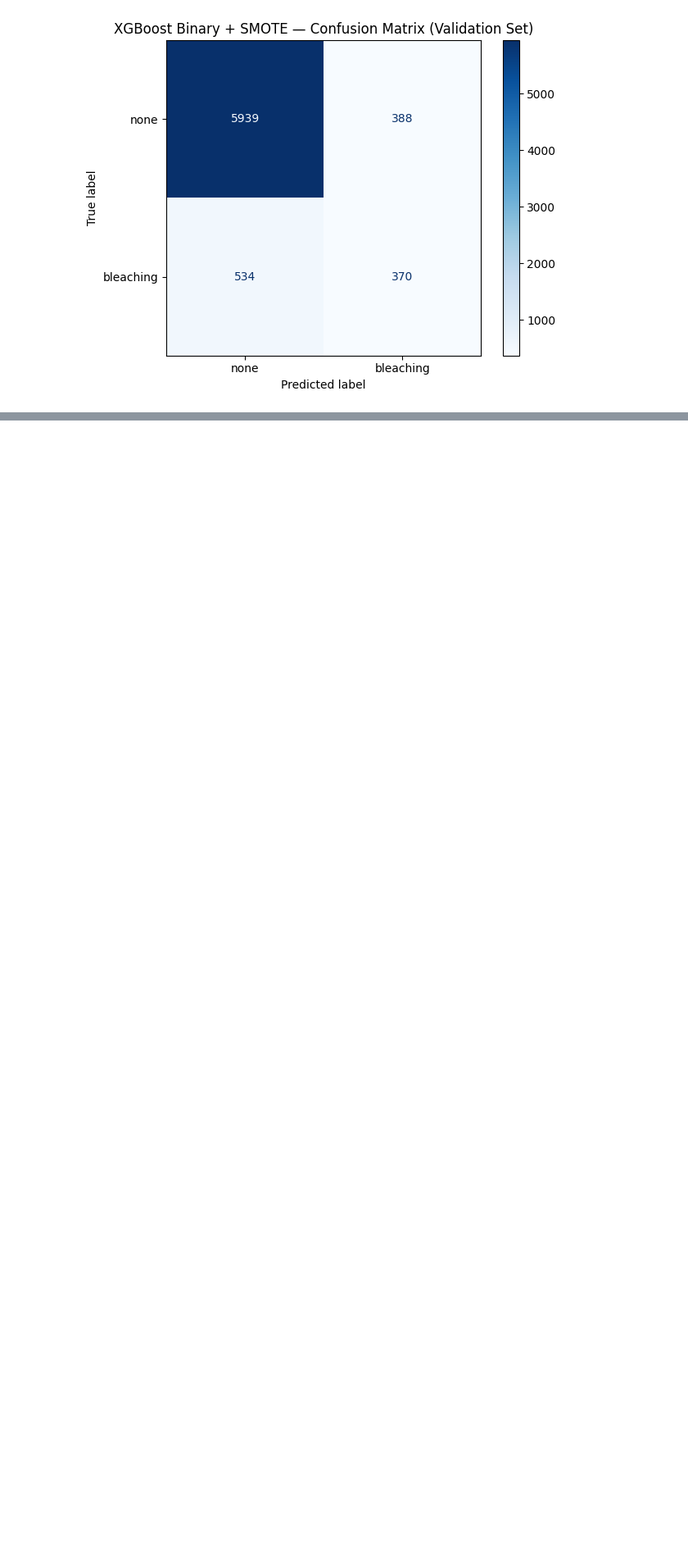
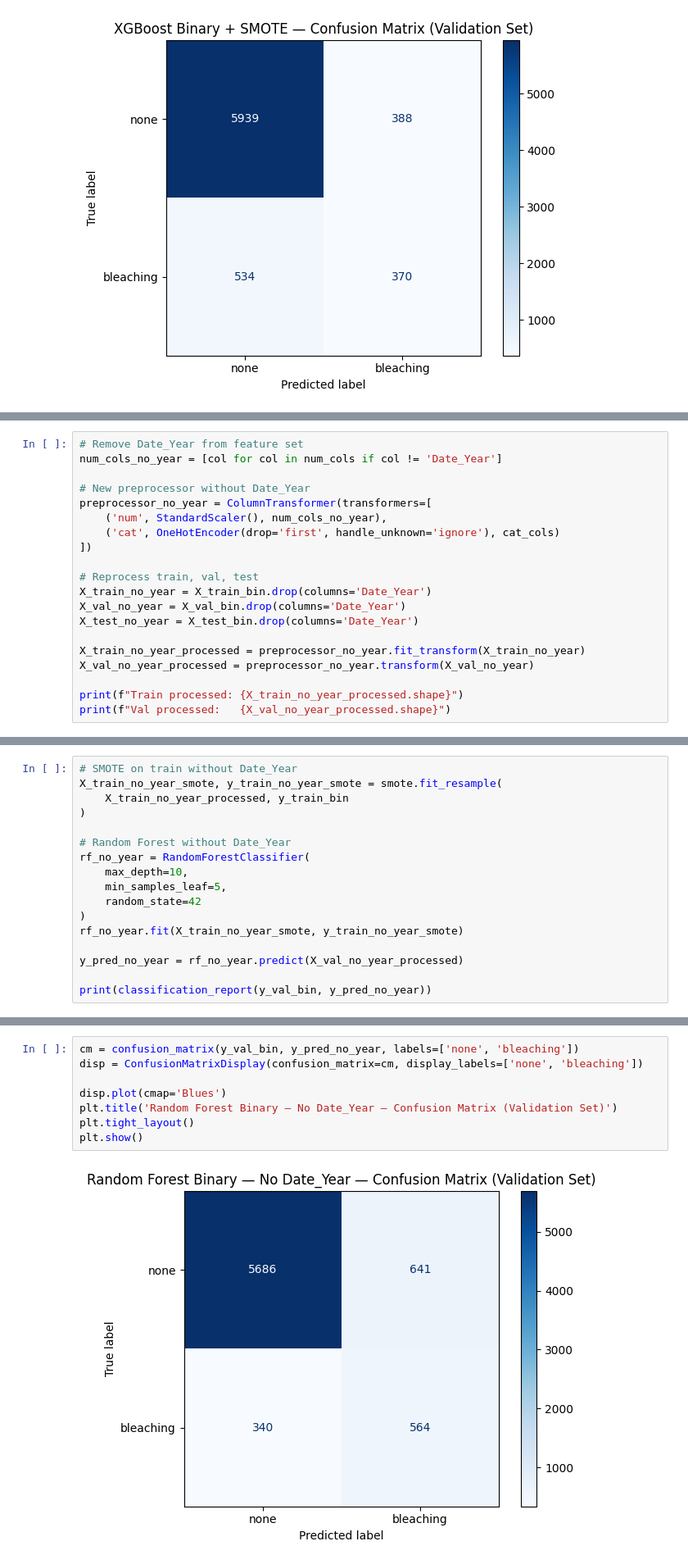
Before and after one commit to giulia-balducci/coral-bleaching-risk-analysis, a Jupyter notebook: notebooks/04_preprocessing_and_modelling.ipynb, the cells around one changed output, grey strips where cells are left out. Shown at 82% size. Saved outputs shown, nothing was run; the diff lists cells and outputs as text; blank space fills up the shorter version.

Commit message:
Add error analysis, Date_Year ablation

```diff
--- a/notebooks/04_preprocessing_and_modelling.ipynb
+++ b/notebooks/04_preprocessing_and_modelling.ipynb
@@ -749,0 +964,20 @@ Next step: GridSearchCV on `max_depth`, `n_estimators`, `min_samples_leaf`.
+# %%
+# Remove Date_Year from feature set
+num_cols_no_year = [col for col in num_cols if col != 'Date_Year']
+
+# New preprocessor without Date_Year
+preprocessor_no_year = ColumnTransformer(transformers=[
+    ('num', StandardScaler(), num_cols_no_year),
+    ('cat', OneHotEncoder(drop='first', handle_unknown='ignore'), cat_cols)
+])
+
+# Reprocess train, val, test
+X_train_no_year = X_train_bin.drop(columns='Date_Year')
+X_val_no_year = X_val_bin.drop(columns='Date_Year')
+X_test_no_year = X_test_bin.drop(columns='Date_Year')
+
+X_train_no_year_processed = preprocessor_no_year.fit_transform(X_train_no_year)
+X_val_no_year_processed = preprocessor_no_year.transform(X_val_no_year)
+
+print(f"Train processed: {X_train_no_year_processed.shape}")
+print(f"Val processed:   {X_val_no_year_processed.shape}")
@@ -749,0 +987,17 @@ Next step: GridSearchCV on `max_depth`, `n_estimators`, `min_samples_leaf`.
+# %%
+# SMOTE on train without Date_Year
+X_train_no_year_smote, y_train_no_year_smote = smote.fit_resample(
+    X_train_no_year_processed, y_train_bin
+)
+
+# Random Forest without Date_Year
+rf_no_year = RandomForestClassifier(
+    max_depth=10,
+    min_samples_leaf=5,
+    random_state=42
+)
+rf_no_year.fit(X_train_no_year_smote, y_train_no_year_smote)
+
+y_pred_no_year = rf_no_year.predict(X_val_no_year_processed)
+
+print(classification_report(y_val_bin, y_pred_no_year))
@@ -749,0 +1013,10 @@ Next step: GridSearchCV on `max_depth`, `n_estimators`, `min_samples_leaf`.
+# %%
+cm = confusion_matrix(y_val_bin, y_pred_no_year, labels=['none', 'bleaching'])
+disp = ConfusionMatrixDisplay(confusion_matrix=cm, display_labels=['none', 'bleaching'])
+
+disp.plot(cmap='Blues')
+plt.title('Random Forest Binary — No Date_Year — Confusion Matrix (Validation Set)')
+plt.tight_layout()
+plt.show()
+# %% [output]
+[figure, added]
```
Also changed, not shown: parts of 18 cells of this notebook.
